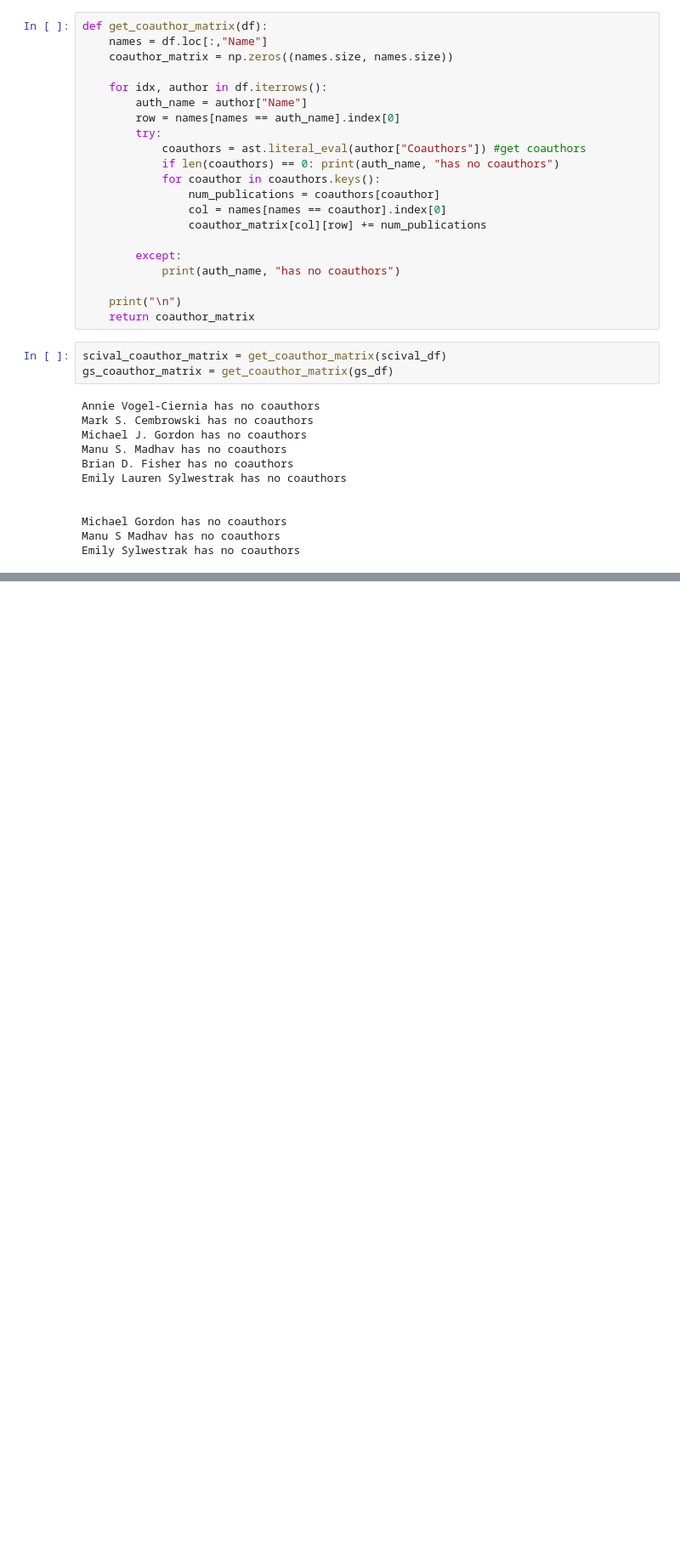
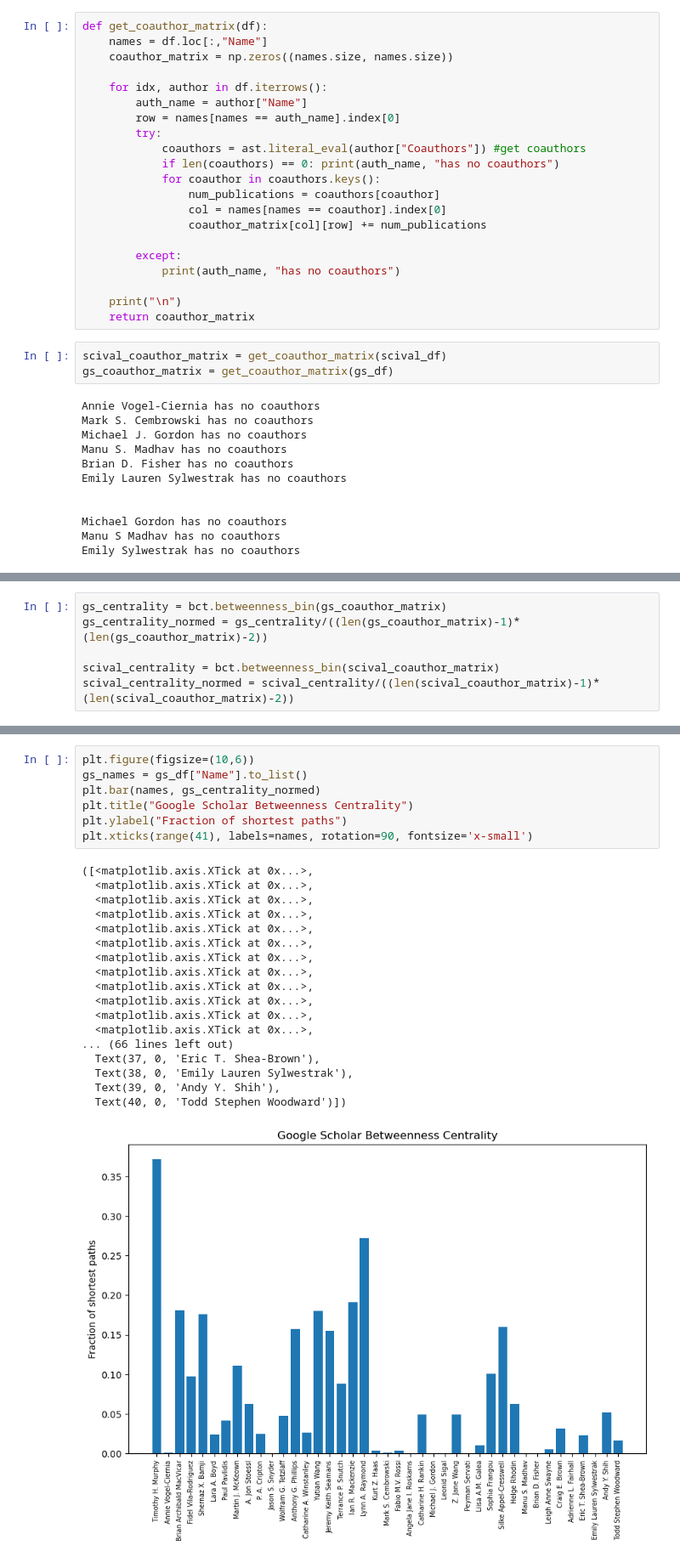
Before and after one commit to rainacao/scholar_metrics_scraper, a Jupyter notebook: authorlist comparisons/comparison.ipynb, the cells around one changed output, grey strips where cells are left out. Shown: that part at 85% size. Cells and saved outputs as stored; diff of their text form; blank space fills up the shorter version.

```diff
--- a/authorlist comparisons/comparison.ipynb
+++ b/authorlist comparisons/comparison.ipynb
@@ -87,0 +137,6 @@ print(gs_coauthor_matrix)
+# %%
+gs_centrality = bct.betweenness_bin(gs_coauthor_matrix)
+gs_centrality_normed = gs_centrality/((len(gs_coauthor_matrix)-1)*(len(gs_coauthor_matrix)-2))
+
+scival_centrality = bct.betweenness_bin(scival_coauthor_matrix)
+scival_centrality_normed = scival_centrality/((len(scival_coauthor_matrix)-1)*(len(scival_coauthor_matrix)-2))
@@ -87,0 +171,26 @@ print(gs_coauthor_matrix)
+# %%
+plt.figure(figsize=(10,6))
+gs_names = gs_df["Name"].to_list()
+plt.bar(names, gs_centrality_normed)
+plt.title("Google Scholar Betweenness Centrality")
+plt.ylabel("Fraction of shortest paths")
+plt.xticks(range(41), labels=names, rotation=90, fontsize='x-small')
+# %% [output]
+([<matplotlib.axis.XTick at 0x...>,
+  <matplotlib.axis.XTick at 0x...>,
+  <matplotlib.axis.XTick at 0x...>,
+  <matplotlib.axis.XTick at 0x...>,
+  <matplotlib.axis.XTick at 0x...>,
+  <matplotlib.axis.XTick at 0x...>,
+  <matplotlib.axis.XTick at 0x...>,
+  <matplotlib.axis.XTick at 0x...>,
+  <matplotlib.axis.XTick at 0x...>,
+  <matplotlib.axis.XTick at 0x...>,
+  <matplotlib.axis.XTick at 0x...>,
+  <matplotlib.axis.XTick at 0x...>,
+... (66 lines left out)
+  Text(37, 0, 'Eric T. Shea-Brown'),
+  Text(38, 0, 'Emily Lauren Sylwestrak'),
+  Text(39, 0, 'Andy Y. Shih'),
+  Text(40, 0, 'Todd Stephen Woodward')])
+[figure, added]
```
Also changed, not shown: parts of 12 cells of this notebook, 5 other files.
